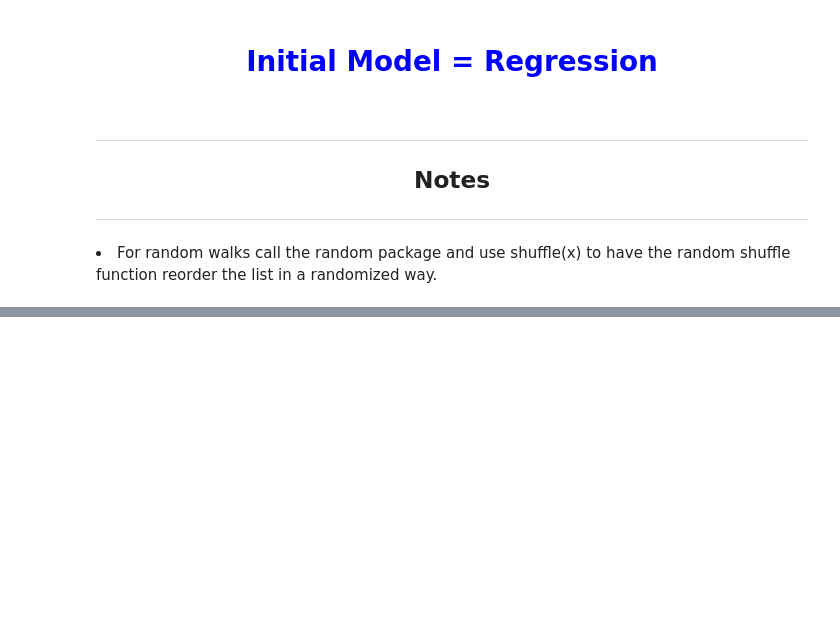
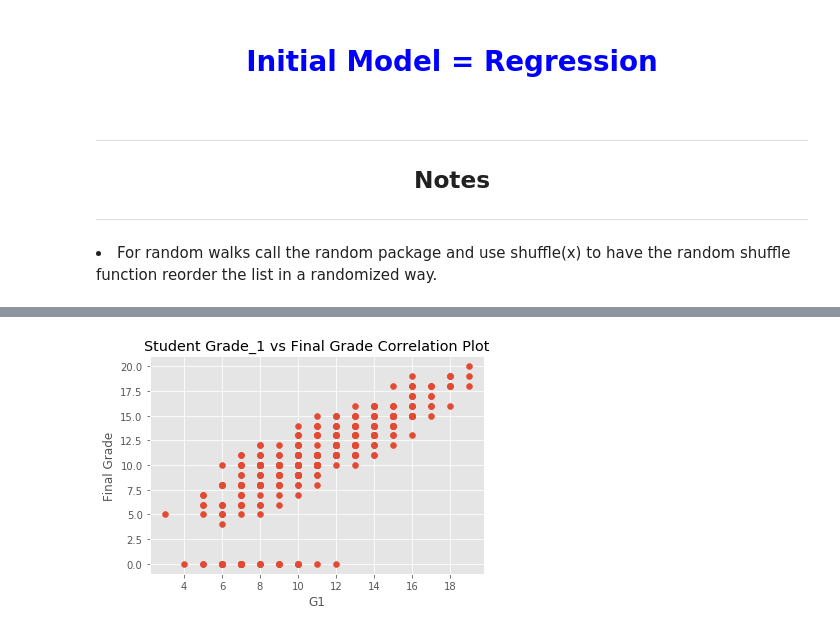
Before and after one commit to BenitaDiop/BenitaDiop.github.io, a Jupyter notebook: KNNmeans.ipynb, the cells around one changed output, grey strips where cells are left out. Drawn from its saved outputs; the diff is of its cells as text; code cells hidden in the pictures; blank space fills up the shorter version.

```diff
--- a/KNNmeans.ipynb
+++ b/KNNmeans.ipynb
@@ -85,0 +32,86 @@ Intercept:
+# %%
+data = pd.read_csv("student-mat.csv", sep= ";")
+print(data.head)
+data = data[["G1", "G2", "G3", "studytime", "failures", "absences"]]
+print(data.head)
+
+predict = "G3"
+X =np.array(data.drop([predict], 1))
+y=np.array(data[predict])
+
+"""
+best=0
+
+for _ in range(30):
+  x_train, x_test,y_train, y_test = sklearn.model_selection.train_test_split(X, y, test_size = 0.1)
+
+  linear = sklearn.linear_model.LinearRegression()
+
+  linear.fit(x_train,  y_train)
+  acc = linear.score(x_test, y_test)
+  print(acc)
+
+if acc > best:
+  best = acc
+with open("studentmodel.pickle", "wb") as f:
+  pickle.dump(linear, f)"""
+
+
+pickle_in = open("studentmodel.pickle", "rb")
+linear = pickle.load(pickle_in)
+
+
+
+print('Coefficient: \n', linear.coef_)
+print('Intercept: \n', linear.intercept_)
+predictions = linear.predict(x_test)
+
+for x in range(len(predictions)):
+  print(predictions[x], x_test[x], y_test[x])
+
+
+
+p=("G1")
+style.use("ggplot")
+pyplot.scatter(data[p], data["G3"])
+pyplot.title("Student Grade_1 vs Final Grade Correlation Plot")
+pyplot.xlabel(p)
+pyplot.ylabel("Final Grade")
+pyplot.show()
+
+
+p_G2 =("G2")
+style.use("ggplot")
+pyplot.scatter(data[p_G2], data["G3"])
+pyplot.title("Student Grade_2 vs Final Grade Correlation Plot")
+pyplot.xlabel(p_G2)
+pyplot.ylabel("Final Grade")
+pyplot.show()
+
+
+p_studytime =("studytime")
+style.use("ggplot")
+pyplot.scatter(data[p_studytime], data["G3"])
+pyplot.title("Student Studytime Correlation to Final Grade")
+pyplot.xlabel(p_studytime)
+pyplot.ylabel("Final Grade")
+pyplot.show()
+
+
+p_studytime =("failures")
+style.use("ggplot")
+pyplot.scatter(data[p_studytime], data["G3"])
+pyplot.title("Student Failures Correlation to Final Grade")
+pyplot.xlabel(p_studytime)
+pyplot.ylabel("Final Grade")
+pyplot.show()
+
+
+p_abs =("absence")
+style.use("ggplot")
+pyplot.scatter(data[p_abs], data["G3"])
+pyplot.title("Student Absence Correlation to Final Grade")
+pyplot.xlabel(p_abs)
+pyplot.ylabel("Final Grade")
+pyplot.show()
+# %% [output]
@@ -85,0 +135 @@ Intercept:
+[figure, added]
```
Also changed, not shown: parts of 11 cells of this notebook.
